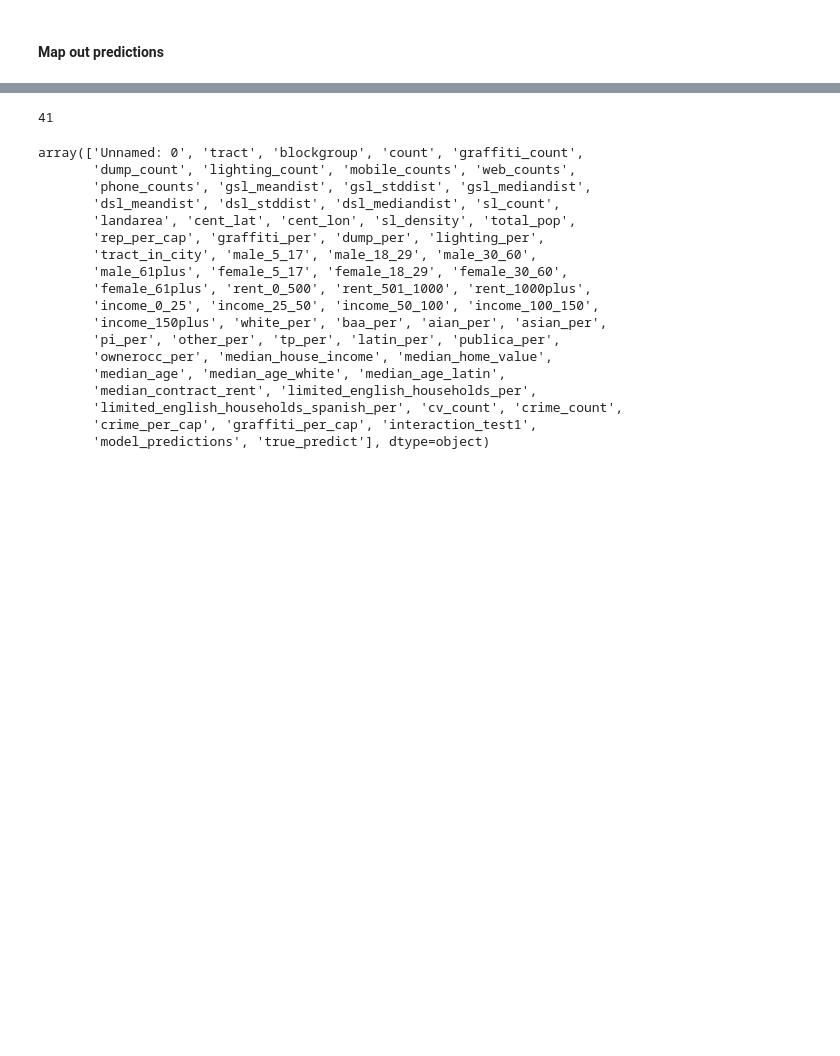
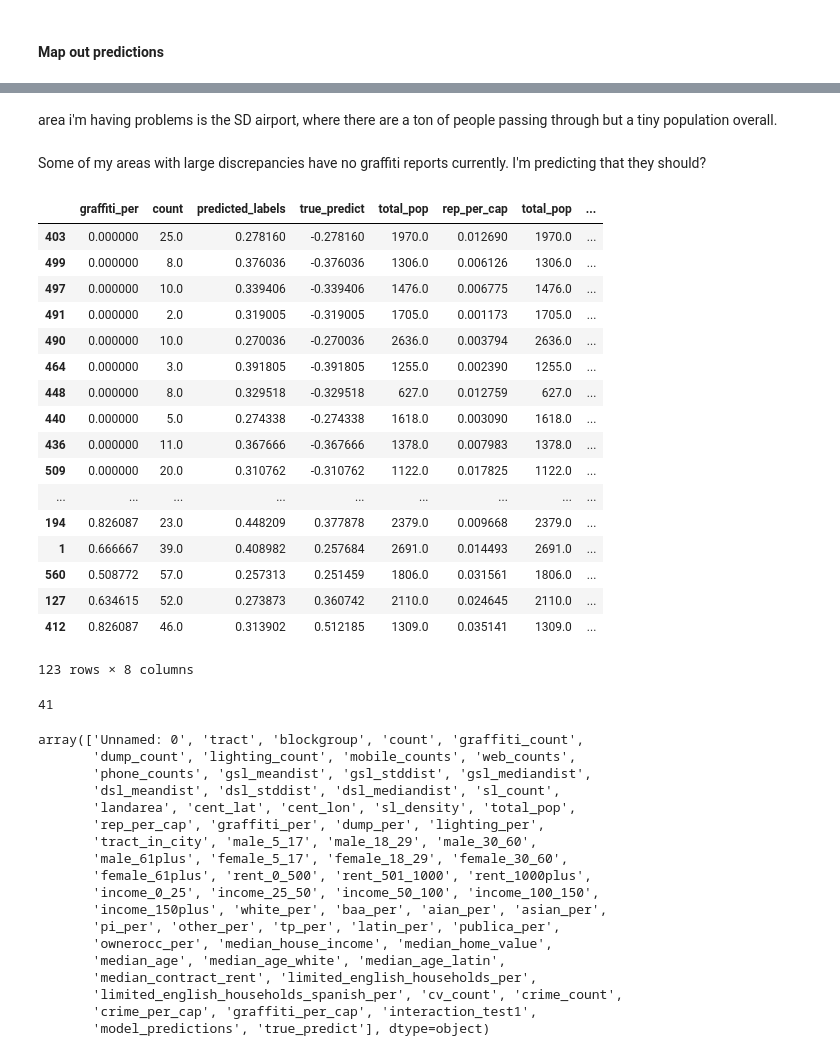
Before and after one commit to katiesch/insight2016, a Jupyter notebook: modeling_work.ipynb, the cells around one changed output, grey strips where cells are left out. Saved outputs shown, nothing was run; the diff lists cells and outputs as text; code cells hidden in the pictures; blank space fills up the shorter version.

```diff
--- a/modeling_work.ipynb
+++ b/modeling_work.ipynb
@@ -647,3 +648,30 @@ extremes[['graffiti_per', 'count', 'predicted_labels', 'true_predict', 'total_po
+# %% [markdown]
+area i'm having problems is the SD airport, where there are a ton of people passing through but a tiny population overall.
+# %% [markdown]
+Some of my areas with large discrepancies have no graffiti reports currently. I'm predicting that they should?
+# %%
+extremes = census_trimmed.loc[np.where(abs(census_trimmed['true_predict'])>=0.25)[0]]
+extremes[['graffiti_per', 'count', 'predicted_labels', 'true_predict', 'total_pop', 'rep_per_cap',
+         'total_pop', 'graffiti_count']].sort_values(by='graffiti_count')
+# %% [output]
+|  | graffiti_per | count | predicted_labels | true_predict | total_pop | rep_per_cap | total_pop | ... |
+| 403 | 0.000000 | 25.0 | 0.278160 | -0.278160 | 1970.0 | 0.012690 | 1970.0 | ... |
+| 499 | 0.000000 | 8.0 | 0.376036 | -0.376036 | 1306.0 | 0.006126 | 1306.0 | ... |
+| 497 | 0.000000 | 10.0 | 0.339406 | -0.339406 | 1476.0 | 0.006775 | 1476.0 | ... |
+| 491 | 0.000000 | 2.0 | 0.319005 | -0.319005 | 1705.0 | 0.001173 | 1705.0 | ... |
+| 490 | 0.000000 | 10.0 | 0.270036 | -0.270036 | 2636.0 | 0.003794 | 2636.0 | ... |
+| 464 | 0.000000 | 3.0 | 0.391805 | -0.391805 | 1255.0 | 0.002390 | 1255.0 | ... |
+| 448 | 0.000000 | 8.0 | 0.329518 | -0.329518 | 627.0 | 0.012759 | 627.0 | ... |
+| 440 | 0.000000 | 5.0 | 0.274338 | -0.274338 | 1618.0 | 0.003090 | 1618.0 | ... |
+| 436 | 0.000000 | 11.0 | 0.367666 | -0.367666 | 1378.0 | 0.007983 | 1378.0 | ... |
+| 509 | 0.000000 | 20.0 | 0.310762 | -0.310762 | 1122.0 | 0.017825 | 1122.0 | ... |
+| ... | ... | ... | ... | ... | ... | ... | ... | ... |
+| 194 | 0.826087 | 23.0 | 0.448209 | 0.377878 | 2379.0 | 0.009668 | 2379.0 | ... |
+| 1 | 0.666667 | 39.0 | 0.408982 | 0.257684 | 2691.0 | 0.014493 | 2691.0 | ... |
+| 560 | 0.508772 | 57.0 | 0.257313 | 0.251459 | 1806.0 | 0.031561 | 1806.0 | ... |
+| 127 | 0.634615 | 52.0 | 0.273873 | 0.360742 | 2110.0 | 0.024645 | 2110.0 | ... |
+| 412 | 0.826087 | 46.0 | 0.313902 | 0.512185 | 1309.0 | 0.035141 | 1309.0 | ... |
+123 rows × 8 columns
 # %%
 from sklearn.cluster import KMeans
 from sklearn.datasets import make_blobs
```
Also changed, not shown: parts of 8 cells of this notebook.
